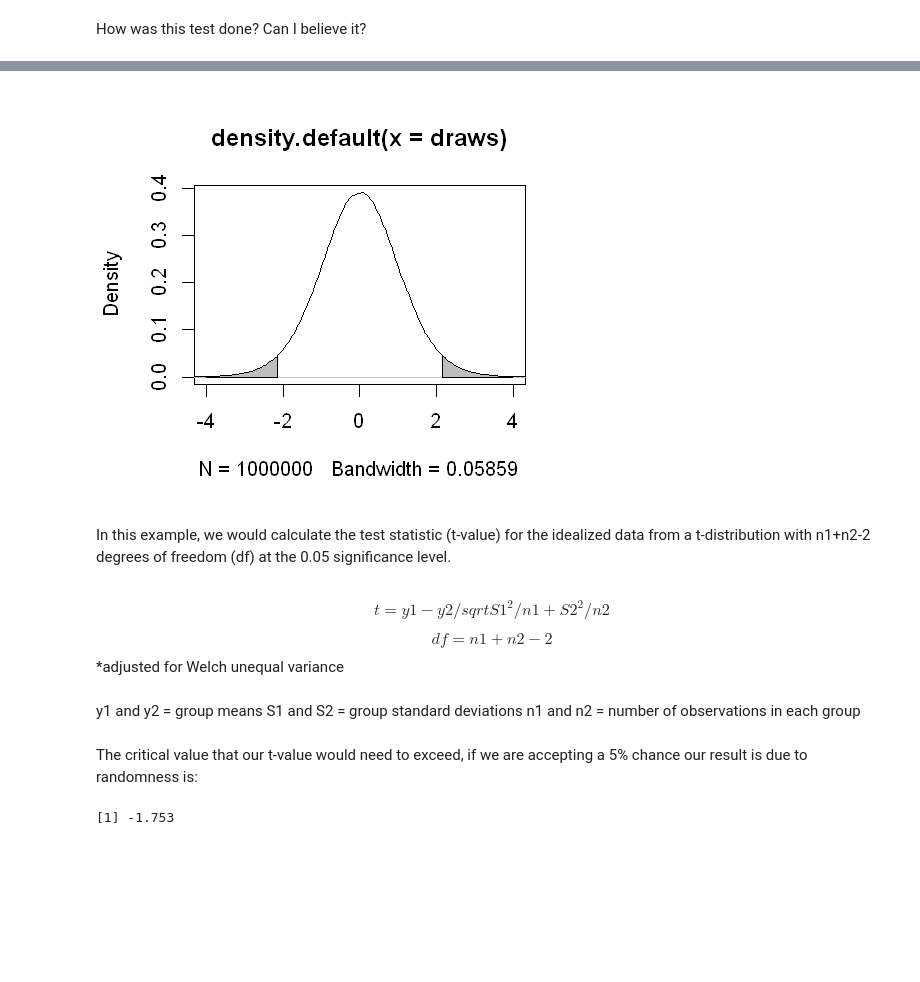
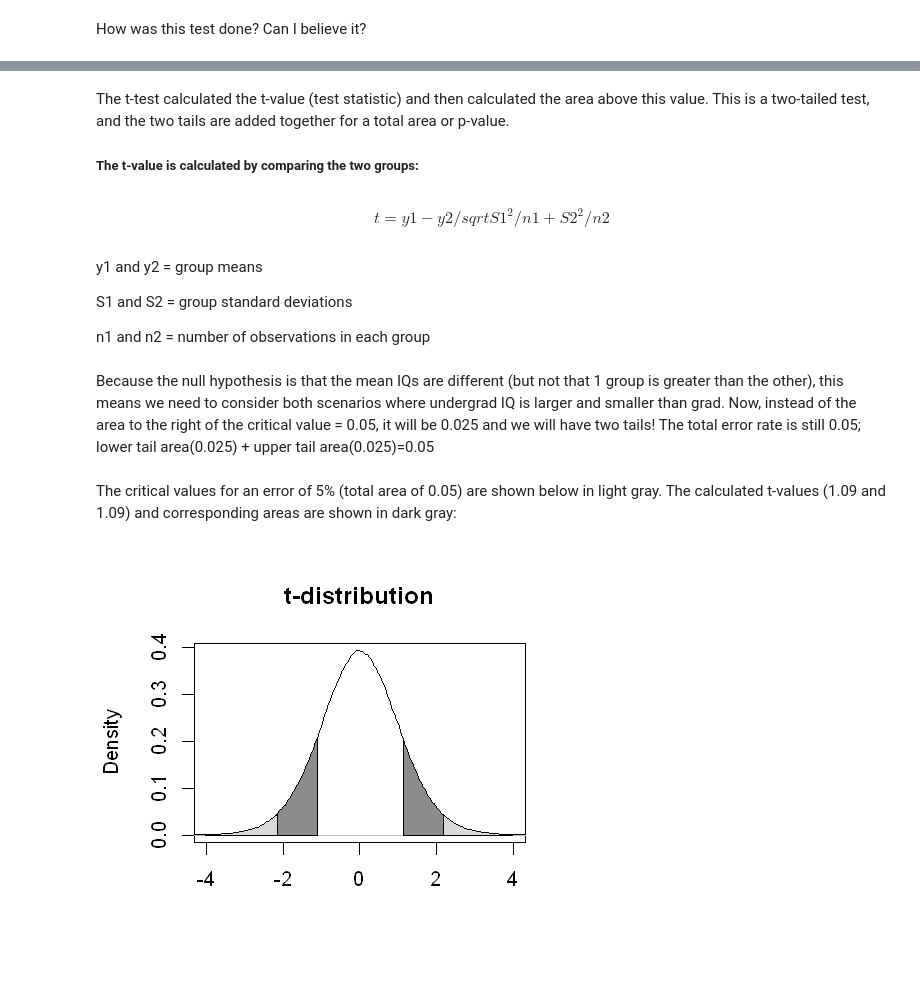
Before and after one commit to nrb75/TDI-Interview, a Jupyter notebook: TDI_Interview.ipynb, the cells around one changed output, grey strips where cells are left out. Cells and saved outputs as stored; diff of their text form; code cells hidden in the pictures; blank space fills up the shorter version.

Commit message:
finished t-tests and added Bayes notebook

```diff
--- a/TDI_Interview.ipynb
+++ b/TDI_Interview.ipynb
@@ -153,7 +163,8 @@ We will use the two sample t-test, where the null hypothesis is that the means o
 Ho: mean undergrad IQ = mean grad IQ or
     mean undergrad IQ - mean grad IQ = 0
 # %%
-t.test(friendIQ$undergrad, friendIQ$grad)
+testIQ=t.test(friendIQ$undergrad, friendIQ$grad)
+testIQ
 # %% [output]
         Welch Two Sample t-test
 
@@ -180,36 +190,38 @@ Looking at the probability density function, we want to know the value where the
+# %% [markdown]
+The t-test calculated the t-value (test statistic) and then calculated the area above this value. This is a two-tailed test, and the two tails are added together for a total area or p-value.
+
+##### The t-value is calculated by comparing the two groups:
+# %% [markdown]
+$$t = y1 - y2/ sqrt{S1^2/n1 + S2^2/n2}$$
+# %% [markdown]
+y1 and y2 = group means
+
+S1 and S2 = group standard deviations
+
+n1 and n2 = number of observations in each group
+# %% [markdown]
+Because the null hypothesis is that the mean IQs are different (but not that 1 group is greater than the other), this means we need to consider both scenarios where undergrad IQ is larger and smaller than grad. Now, instead of the area to the right of the critical value = 0.05, it will be 0.025 and we will have two tails! The total error rate is still 0.05; lower tail area(0.025) + upper tail area(0.025)=0.05
+# %% [markdown]
+The critical values for an error of 5% (total area of 0.05) are shown below in light gray. The calculated t-values (1.09 and 1.09) and corresponding areas are shown in dark gray:
 # %%
-#curve(dt(x, df=15), -4,4)
-
 draws <- rt(1000000, df=15) #random values from t-distribution
 dens <- density(draws) #desnity distribution of random draws from t-distribution
 criticalvaluelow=quantile(draws, .025) #critical value of lower tail
 criticalvaluehigh=quantile(draws, .975) #critical value of upper ail
 
 left=max(which(dens$x<=-4)) #zero, or starting point
 indexlow=max(which(dens$x <=criticalvaluelow)) #critical value low, the area between left and indexlow should be 0.025 (half the allowable 0.05)
 indexhigh=min(which(dens$x >=criticalvaluehigh)) #critical value high
+
+indexlow1=max(which(dens$x <=testIQ$statistic))#calculated t-value low
+indexhigh1=min(which(dens$x >=abs(testIQ$statistic))) #calculated t-value high
 right=max(which(dens$x<4)) #end. The area between indexhigh and right should be 0.025
 
 
-plot(dens, xlim=c(-4,4))
-with(dens, polygon(x=c(x[c(left,left:indexlow,indexlow)]), y= c(0, y[left:indexlow], 0), col="gray")) #low tail
-with(dens, polygon(x=c(x[c(indexhigh,indexhigh:right,right)]), y= c(0, y[indexhigh:right], 0), col="gray")) #high tail
+plot(dens, xlim=c(-4,4), xlab="", main="t-distribution")
+with(dens, polygon(x=c(x[c(left,left:indexlow1,indexlow1)]), y= c(0, y[left:indexlow1], 0), col="gray55")) #low tail actual data
+with(dens, polygon(x=c(x[c(indexhigh1,indexhigh1:right,right)]), y= c(0, y[indexhigh1:right], 0), col="gray55")) #high tail actual data
+with(dens, polygon(x=c(x[c(left,left:indexlow,indexlow)]), y= c(0, y[left:indexlow], 0), col="gray85")) #low tail
+with(dens, polygon(x=c(x[c(indexhigh,indexhigh:right,right)]), y= c(0, y[indexhigh:right], 0), col="gray85")) #high tail
 # %% [output]
-[figure, old version]
+[figure, new version]
-# %% [markdown]
-In this example, we would calculate the test statistic (t-value) for the idealized data from a t-distribution with n1+n2-2 degrees of freedom (df) at the 0.05 significance level.
-# %% [markdown]
-$$t = y1 - y2/ sqrt{S1^2/n1 + S2^2/n2}$$
-
-$$df = n1+n2-2$$ *adjusted for Welch unequal variance
-# %% [markdown]
-y1 and y2 = group means
-S1 and S2 = group standard deviations
-n1 and n2 = number of observations in each group
-# %% [markdown]
-The critical value that our t-value would need to exceed, if we are accepting a 5% chance our result is due to randomness is:
-# %%
-criticalvalue=qt(0.05, 15)
-round(criticalvalue,3)
-# %% [output]
-[1] -1.753
```
Also changed, not shown: parts of 18 cells of this notebook, 1 other file.
